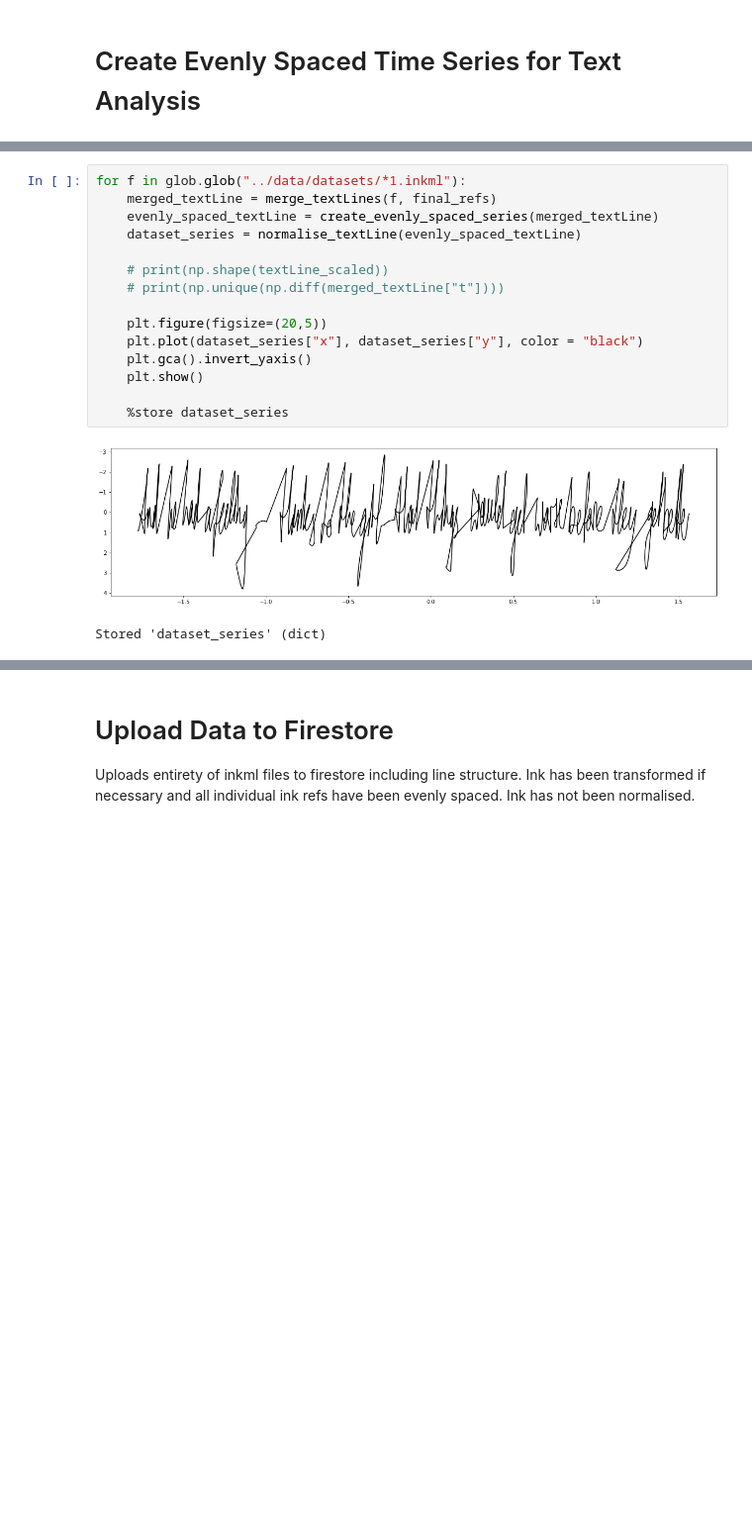
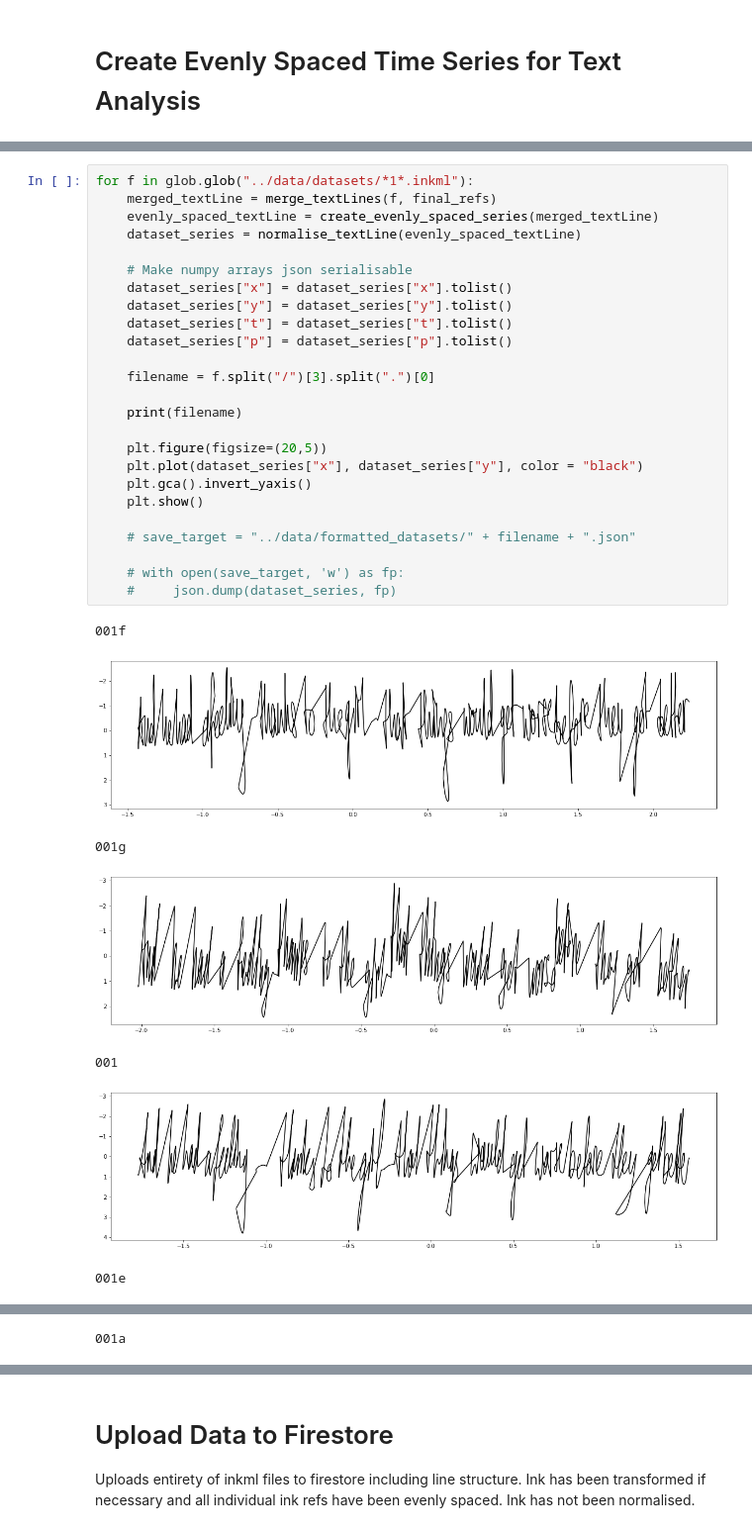
Before and after one commit to CustardTart32/digital-pen-backend, a Jupyter notebook: notebooks/read_xml.ipynb, the cells around one changed output, grey strips where cells are left out. Shown at 99% size. Cells and saved outputs as stored; diff of their text form; blank space fills up the shorter version.

Commit message:
Created json files for dataset series

```diff
--- a/notebooks/read_xml.ipynb
+++ b/notebooks/read_xml.ipynb
@@ -478,20 +478,35 @@ def normalise_textLine(textLine):
     textLine["p"] = X_scaled[:, 3]
     return textLine
 # %%
-for f in glob.glob("../data/datasets/*1.inkml"):
+for f in glob.glob("../data/datasets/*1*.inkml"):
     merged_textLine = merge_textLines(f, final_refs)
     evenly_spaced_textLine = create_evenly_spaced_series(merged_textLine)
     dataset_series = normalise_textLine(evenly_spaced_textLine)
 
-    # print(np.shape(textLine_scaled))
-    # print(np.unique(np.diff(merged_textLine["t"])))
+    # Make numpy arrays json serialisable
+    dataset_series["x"] = dataset_series["x"].tolist()
+    dataset_series["y"] = dataset_series["y"].tolist()
+    dataset_series["t"] = dataset_series["t"].tolist()
+    dataset_series["p"] = dataset_series["p"].tolist()
+
+    filename = f.split("/")[3].split(".")[0]
+
+    print(filename)
 
     plt.figure(figsize=(20,5))
     plt.plot(dataset_series["x"], dataset_series["y"], color = "black")
     plt.gca().invert_yaxis()
     plt.show()
 
-    %store dataset_series
+    # save_target = "../data/formatted_datasets/" + filename + ".json"
+
+    # with open(save_target, 'w') as fp:
+    #     json.dump(dataset_series, fp)
 # %% [output]
+001f
-[figure, old version]
+[figure, new version]
-Stored 'dataset_series' (dict)
+001g
+[figure, added]
+001
+[figure, added]
+001e
@@ -497,0 +514 @@ Stored 'dataset_series' (dict)
+001a
```
Also changed, not shown: parts of 3 cells of this notebook, 10 other files.
